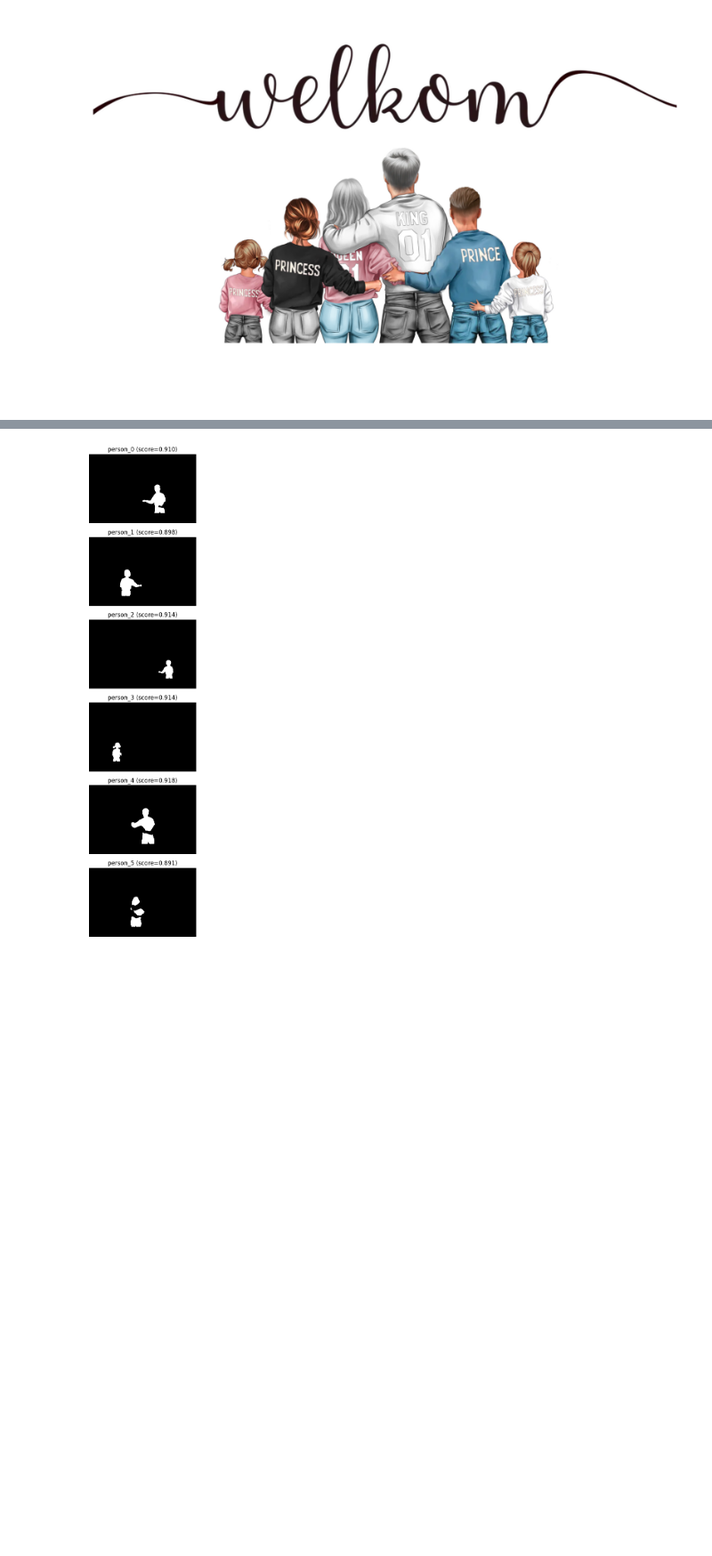
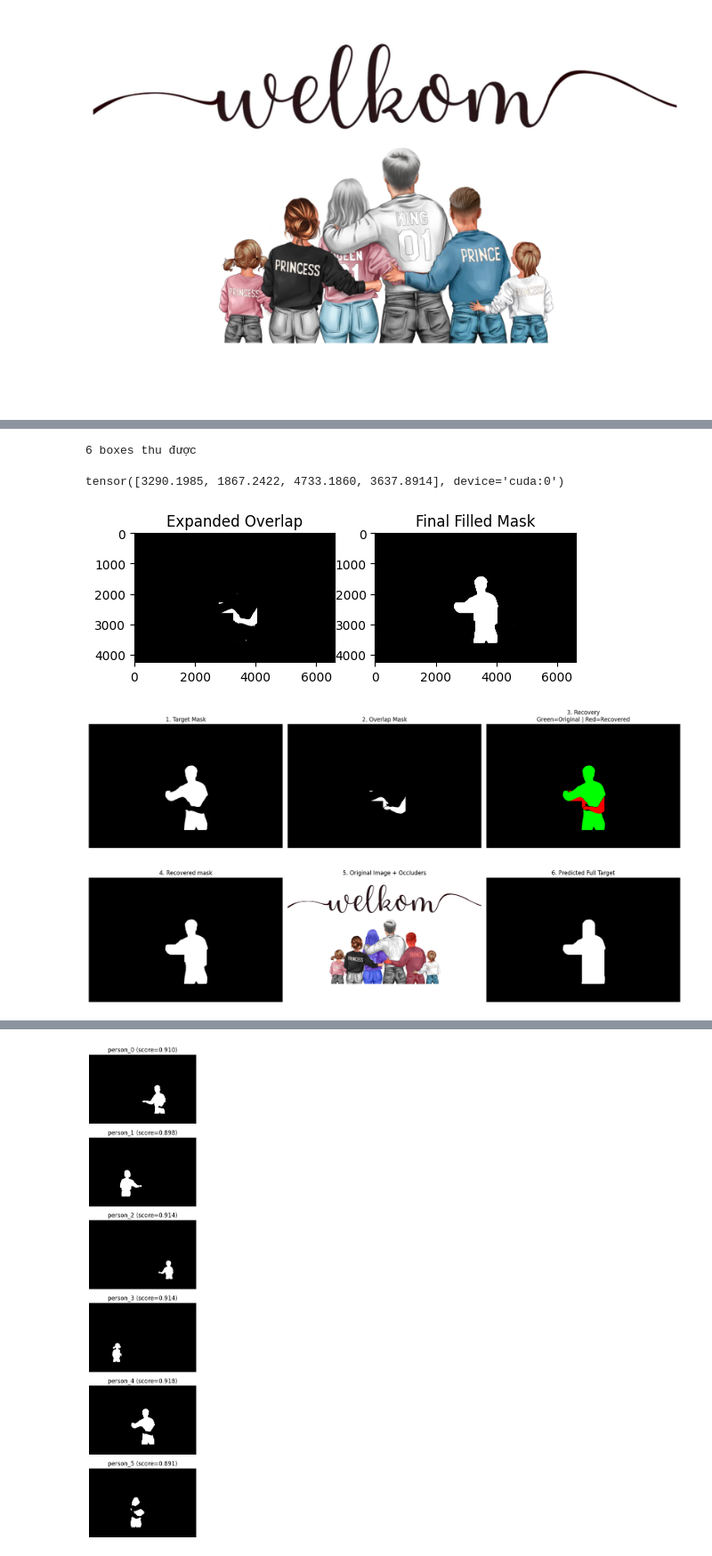
Before and after one commit to phamducuong05/Magic_Layer_v1, a Jupyter notebook: examples/image_processor_pipeline.ipynb, the cells around one changed output, grey strips where cells are left out. Shown at 89% size. Cells and saved outputs as stored; diff of their text form; code cells hidden in the pictures; blank space fills up the shorter version.

Commit message:
Add logic to process occluders

```diff
--- a/examples/image_processor_pipeline.ipynb
+++ b/examples/image_processor_pipeline.ipynb
@@ -204,3 +230,8 @@ Keyword=person masks= 6
   person_5 score=0.891
 Tổng mask thu được: 6
 [figure]
+# %%
+boxes = inference_state.get('boxes')
+print(len(boxes), 'boxes thu được')
+# %% [output]
+6 boxes thu được
@@ -206,0 +333,4 @@ Tổng mask thu được: 6
+# %%
+print(boxes[0])
+# %% [output]
+tensor([3290.1985, 1867.2422, 4733.1860, 3637.8914], device='cuda:0')
@@ -206,0 +452,27 @@ Tổng mask thu được: 6
+# %%
+target_idx = 4
+target_mask = raw_masks[target_idx]
+bbox_target = xyxy_to_xywh(boxes[target_idx].detach().cpu().numpy())
+
+occluder_indices = [0, 5]
+occluder_masks = [raw_masks[i] for i in occluder_indices]
+bbox_occluders = [xyxy_to_xywh(boxes[i].detach().cpu().numpy()) for i in occluder_indices]
+
+predicted_full_target, combined_safe_zone, combined_safe_overlap, final_filled_mask = calculate_multi_occluder_overlap(
+    target_mask=target_mask,
+    bbox_target=bbox_target,
+    occluder_masks=occluder_masks,
+    bbox_occluders=bbox_occluders
+)
+
+visualize_amodal_recovery_multi(
+    image_np=image_np,
+    target_mask=target_mask,
+    final_filled_mask=final_filled_mask,
+    predicted_full_target=predicted_full_target,
+    occluder_masks=occluder_masks,
+    overlap_mask=combined_safe_overlap
+)
+# %% [output]
+[figure, added]
+[figure, added]
```
Also changed, not shown: parts of 20 cells of this notebook, 1 other file.
